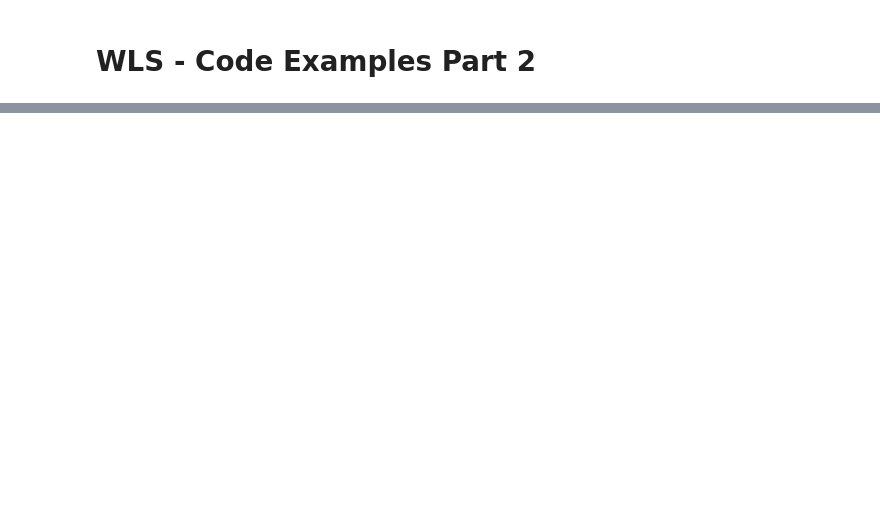
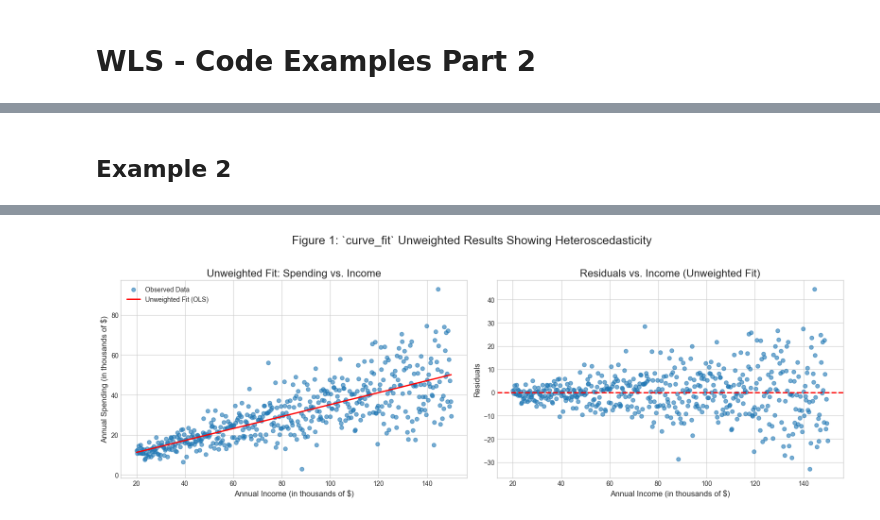
Before and after one commit to Yakovliev/quantopia, a Jupyter notebook: book/math/01_basics/weighted-least-squares-code-2.ipynb, the cells around one changed output, grey strips where cells are left out. Cells and saved outputs as stored; diff of their text form; code cells hidden in the pictures; blank space fills up the shorter version.

```diff
--- a/book/math/01_basics/weighted-least-squares-code-2.ipynb
+++ b/book/math/01_basics/weighted-least-squares-code-2.ipynb
@@ -975,0 +400,2 @@ plt.show()
+# %% [markdown]
+## Example 2
@@ -975,0 +435,75 @@ plt.show()
+# %%
+# --- 2. Perform an Initial "OLS" Fit using curve_fit ---
+# An unweighted fit in curve_fit is equivalent to an OLS fit.
+
+print("--- Step 1 & 2: Performing Unweighted Fit (OLS) and Analyzing Residuals ---")
+
+# Perform the fit without providing sigma
+popt_ols, pcov_ols = curve_fit(linear_model, income, observed_spending)
+perr_ols = np.sqrt(np.diag(pcov_ols)) # Standard errors of the parameters
+
+print("\nOLS Parameter Estimates:")
+print(f"  Intercept: {popt_ols[0]:.4f} +/- {perr_ols[0]:.4f}")
+print(f"  Slope:     {popt_ols[1]:.4f} +/- {perr_ols[1]:.4f}")
+# NOTE: These standard errors are less reliable because heteroscedasticity is present.
+
+# Calculate predictions and residuals
+ols_predictions = linear_model(income, *popt_ols)
+ols_residuals = observed_spending - ols_predictions
+
+n = n_samples # Number of data points
+k = len(popt_ols)  # Number of parameters
+
+# Calculate Residual Sum of Squares (RSS)
+ols_rss = np.sum(ols_residuals**2)
+
+# Calculate Root Mean Squared Error (RMSE)
+ols_rmse = np.sqrt(np.mean(ols_residuals**2))
+
+ols_ser = np.sqrt(ols_rss / (n - k))
+
+# Calculate R-squared
+# 1. Calculate the Total Sum of Squares (TSS)
+#    TSS is the sum of the squared differences between observed values and their mean.
+y_mean = np.mean(observed_spending)
+tss = np.sum((observed_spending - y_mean)**2)
+
+# 2. Calculate R-squared from RSS and TSS
+ols_r_squared = 1 - (ols_rss / tss)
+
+# Adjusted R-squared calculation
+# Ensure n - k is not zero or negative to avoid division by zero
+if (n - k) > 0:
+    ols_adjusted_r_squared = 1 - (1 - ols_r_squared) * (n - 1) / (n - k)
+else:
+    ols_adjusted_r_squared = np.nan # Not applicable if degrees of freedom are insufficient
+
+print(f"Residual Sum of Squares (RSS): {ols_rss:.2f}")
+print(f"Root Mean Squared Error (RMSE): {ols_rmse:.2f}")
+print(f"Standard Error of the Residuals (SER): {ols_ser:.2f}")
+print(f"R-squared: {ols_r_squared:.4f}")
+print(f"Adjusted R-squared: {ols_adjusted_r_squared:.4f}")
+
+# --- Plot OLS Results and Residuals ---
+plt.style.use('seaborn-v0_8-whitegrid')
+fig, (ax1, ax2) = plt.subplots(1, 2, figsize=(16, 6))
+
+# Plot 1: OLS Fit
+ax1.scatter(income, observed_spending, alpha=0.6, label='Observed Data')
+ax1.plot(income, ols_predictions, color='red', linewidth=2, label='Unweighted Fit (OLS)')
+ax1.set_title('Unweighted Fit: Spending vs. Income', fontsize=16)
+ax1.set_xlabel('Annual Income (in thousands of $)', fontsize=12)
+ax1.set_ylabel('Annual Spending (in thousands of $)', fontsize=12)
+ax1.legend()
+
+# Plot 2: Residual Plot to show heteroscedasticity
+ax2.scatter(income, ols_residuals, alpha=0.6)
+ax2.axhline(0, color='red', linestyle='--', linewidth=2)
+ax2.set_title('Residuals vs. Income (Unweighted Fit)', fontsize=16)
+ax2.set_xlabel('Annual Income (in thousands of $)', fontsize=12)
+ax2.set_ylabel('Residuals', fontsize=12)
+
+plt.suptitle("Figure 1: `curve_fit` Unweighted Results Showing Heteroscedasticity", fontsize=18)
+plt.tight_layout(rect=[0, 0.03, 1, 0.95])
+plt.show()
+# %% [output]
@@ -975,0 +520 @@ plt.show()
+[figure, added]
```
Also changed, not shown: parts of 46 cells of this notebook, 5 other files.
